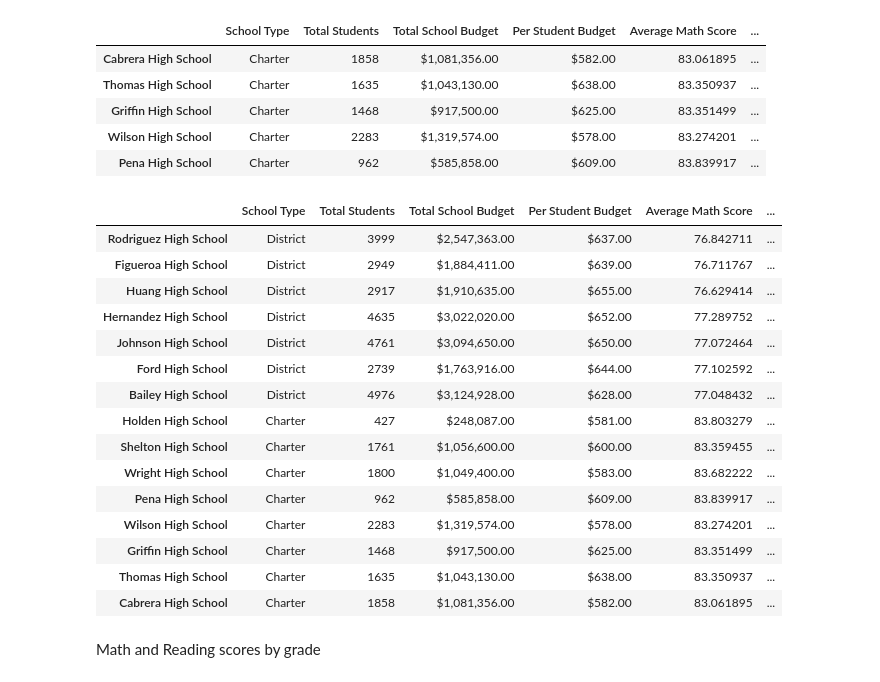
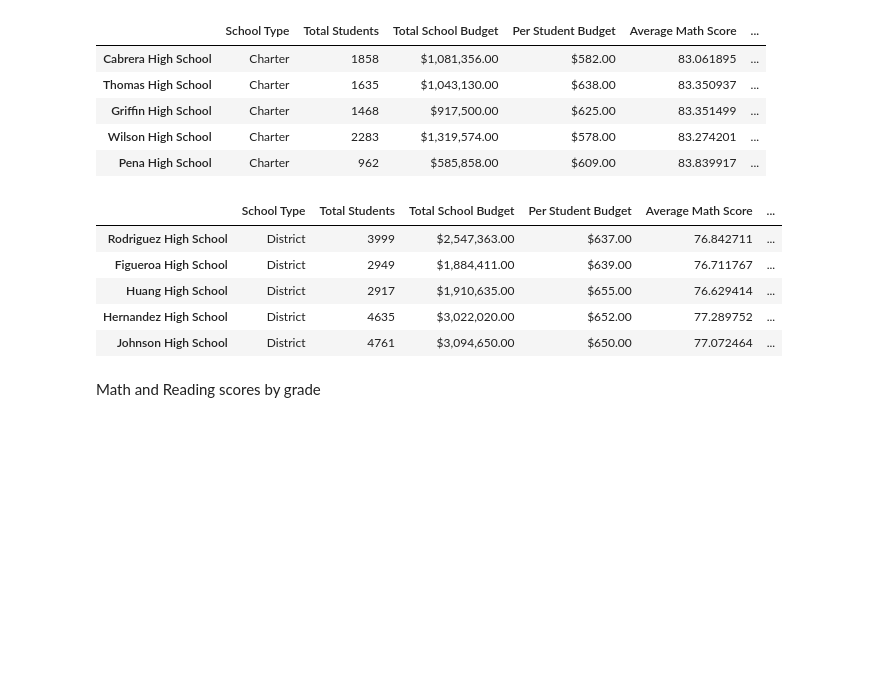
Before and after one commit to roborowanb/School_District_Analysis, a Jupyter notebook: PyCitySchools_Challenge.ipynb, the cells around one changed output. Cells and saved outputs as stored; diff of their text form; code cells hidden in the pictures; blank space fills up the shorter version.

Commit message:
revision to edit bottom 5 schools

```diff
--- a/PyCitySchools_Challenge.ipynb
+++ b/PyCitySchools_Challenge.ipynb
@@ -457,28 +448,18 @@ top_schools.head(5)
 | Wilson High School | Charter | 2283 | $1,319,574.00 | $578.00 | 83.274201 | ... |
 | Pena High School | Charter | 962 | $585,858.00 | $609.00 | 83.839917 | ... |
 # %%
-# Sort and show top five schools.
+# Sort and show bottom five schools.
 
-top_schools = per_school_summary_df.sort_values(["% Overall Passing"] ,  ascending=True )
+bottom_schools = per_school_summary_df.sort_values(["% Overall Passing"] ,  ascending=True )
 
-top_schools.head(15)
+bottom_schools.head(5)
 # %% [output]
 |  | School Type | Total Students | Total School Budget | Per Student Budget | Average Math Score | ... |
 | Rodriguez High School | District | 3999 | $2,547,363.00 | $637.00 | 76.842711 | ... |
 | Figueroa High School | District | 2949 | $1,884,411.00 | $639.00 | 76.711767 | ... |
 | Huang High School | District | 2917 | $1,910,635.00 | $655.00 | 76.629414 | ... |
 | Hernandez High School | District | 4635 | $3,022,020.00 | $652.00 | 77.289752 | ... |
 | Johnson High School | District | 4761 | $3,094,650.00 | $650.00 | 77.072464 | ... |
-| Ford High School | District | 2739 | $1,763,916.00 | $644.00 | 77.102592 | ... |
-| Bailey High School | District | 4976 | $3,124,928.00 | $628.00 | 77.048432 | ... |
-| Holden High School | Charter | 427 | $248,087.00 | $581.00 | 83.803279 | ... |
-| Shelton High School | Charter | 1761 | $1,056,600.00 | $600.00 | 83.359455 | ... |
-| Wright High School | Charter | 1800 | $1,049,400.00 | $583.00 | 83.682222 | ... |
-| Pena High School | Charter | 962 | $585,858.00 | $609.00 | 83.839917 | ... |
-| Wilson High School | Charter | 2283 | $1,319,574.00 | $578.00 | 83.274201 | ... |
-| Griffin High School | Charter | 1468 | $917,500.00 | $625.00 | 83.351499 | ... |
-| Thomas High School | Charter | 1635 | $1,043,130.00 | $638.00 | 83.350937 | ... |
-| Cabrera High School | Charter | 1858 | $1,081,356.00 | $582.00 | 83.061895 | ... |
 # %% [markdown]
 Math and Reading scores by grade
 # %%
```
Also changed, not shown: parts of 3 cells of this notebook.
